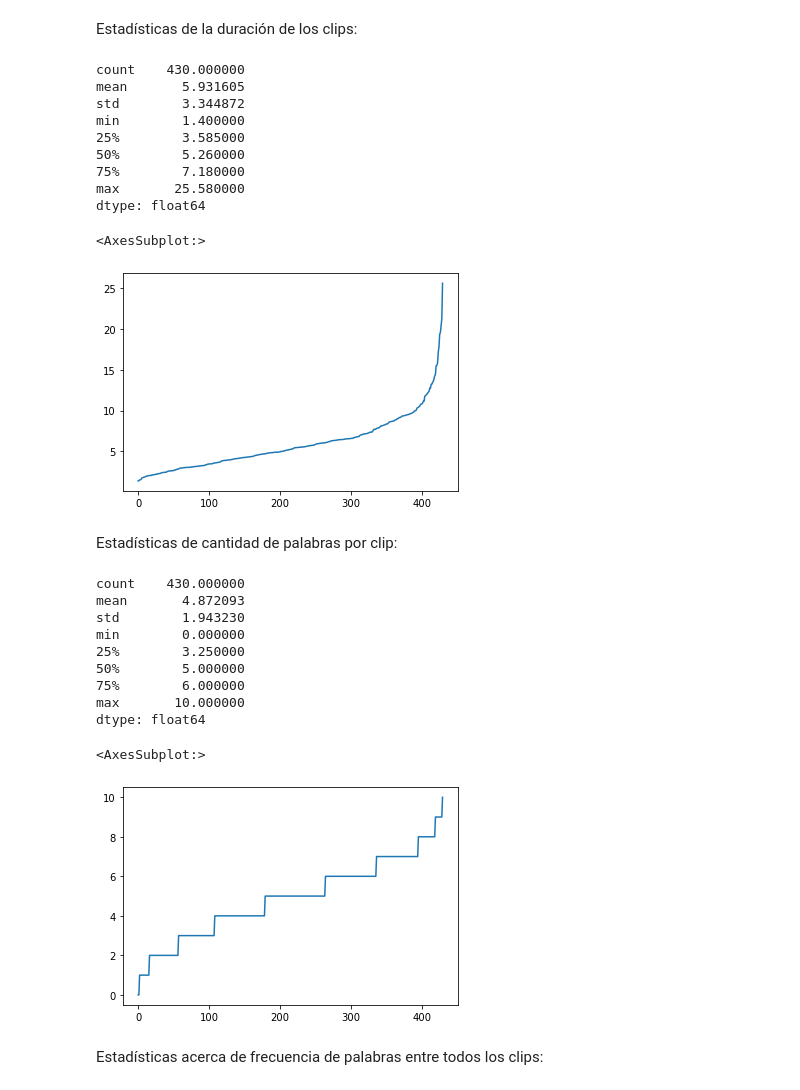
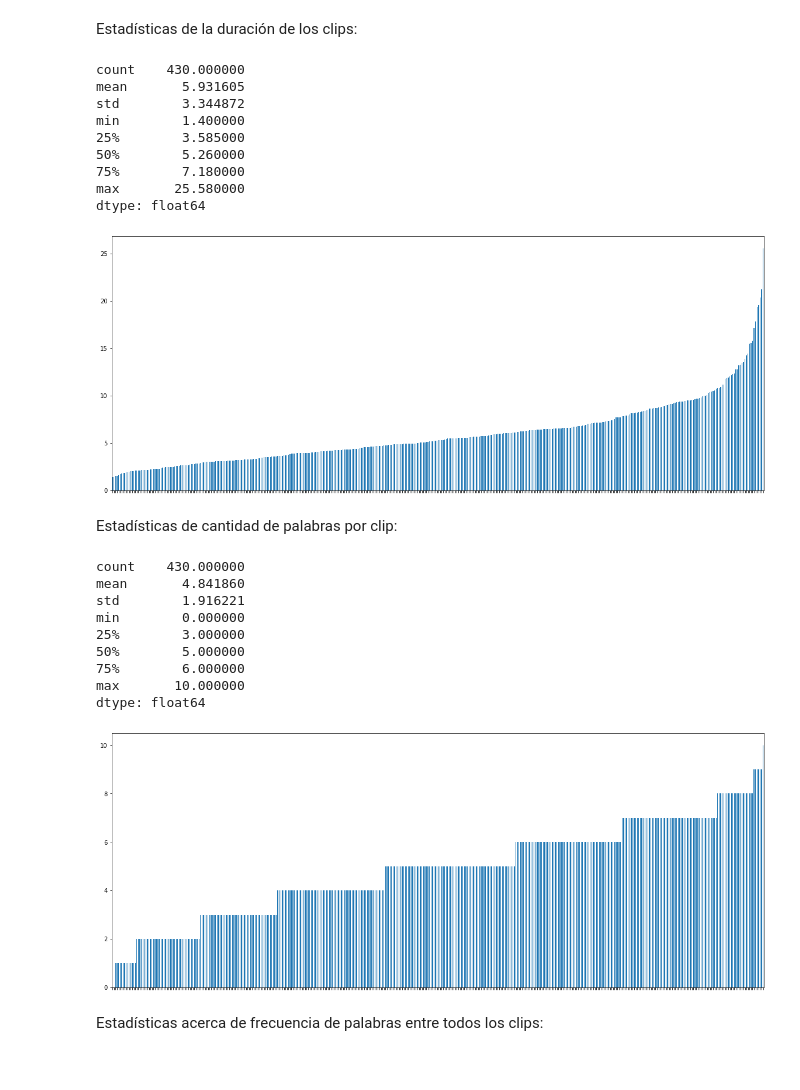
Before and after one commit to midusi/LSA-T, a Jupyter notebook: subtitles-analysis.ipynb, the cells around one changed output. Saved outputs shown, nothing was run; the diff lists cells and outputs as text; code cells hidden in the pictures.

```diff
--- a/subtitles-analysis.ipynb
+++ b/subtitles-analysis.ipynb
@@ -39,8 +39,8 @@ for dirpath, dirnames, filenames in os.walk(dir):
         with open(dirpath + '/' + f) as datafile:
             data: CutData = json.load(datafile)
             cuts_data.append(data)
-            words[data['video'] + '/' + f] = [w for w in clean_word(data['label'], inv_chars, ' ').lower().split(' ') if (w and w not in stop_words)]
-            times[data['video'] + '/' + f] = (data['end'] - data['start'])
+            words[data['video'].split('-')[-1] + '/' + f] = [w for w in clean_word(data['label'], inv_chars, '').lower().split(' ') if (w and w not in stop_words)]
+            times[data['video'].split('-')[-1] + '/' + f] = (data['end'] - data['start'])
             videos.add(data['video'])
 
 print('''La base de datos contiene:
@@ -57,40 +57,38 @@ Estadísticas de la duración de los clips:
 # %%
 import pandas as pd
 from IPython.display import display
 
 times_s = pd.Series(times).sort_values()
 display(times_s.describe())
-display(times_s.plot(use_index=False))
+out = times_s.plot.bar(rot=315, figsize=(20,8)).set_xticklabels([])
 # %% [output]
 count    430.000000
 mean       5.931605
 std        3.344872
 min        1.400000
 25%        3.585000
 50%        5.260000
 75%        7.180000
 max       25.580000
 dtype: float64
-<AxesSubplot:>
-[figure, old version]
+[figure, new version]
 # %% [markdown]
 Estadísticas de cantidad de palabras por clip:
 # %%
 words_s = pd.Series({k: len(v) for k, v in words.items()}).sort_values()
 display(words_s.describe())
-display(words_s.plot(use_index=False))
+out = words_s.plot.bar(rot=315, figsize=(20,8)).set_xticklabels([])
 # %% [output]
 count    430.000000
-mean       4.872093
-std        1.943230
+mean       4.841860
+std        1.916221
 min        0.000000
-25%        3.250000
+25%        3.000000
 50%        5.000000
 75%        6.000000
 max       10.000000
 dtype: float64
-<AxesSubplot:>
-[figure, old version]
+[figure, new version]
 # %% [markdown]
 Estadísticas acerca de frecuencia de palabras entre todos los clips:
 # %%
```
Also changed, not shown: parts of 3 cells of this notebook.
